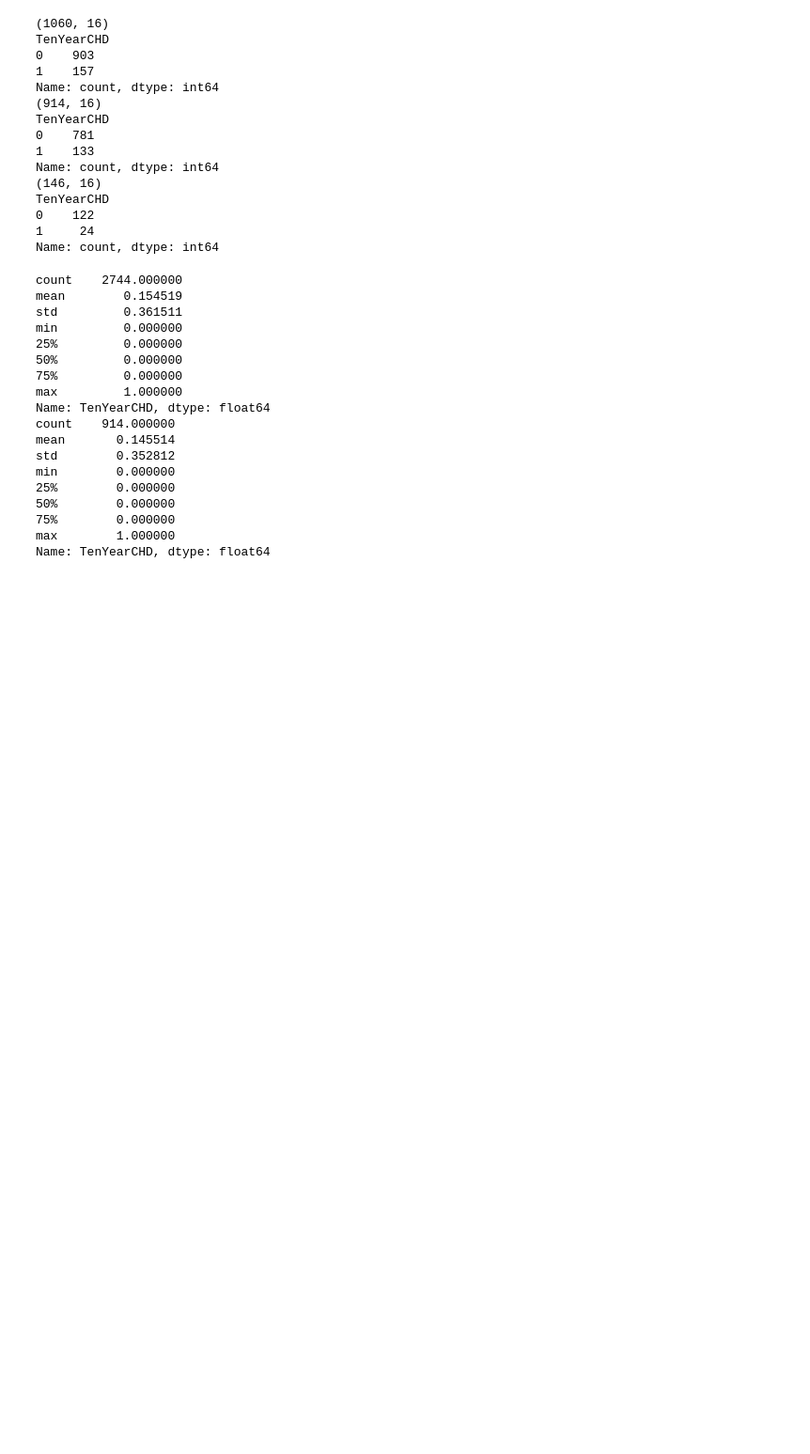
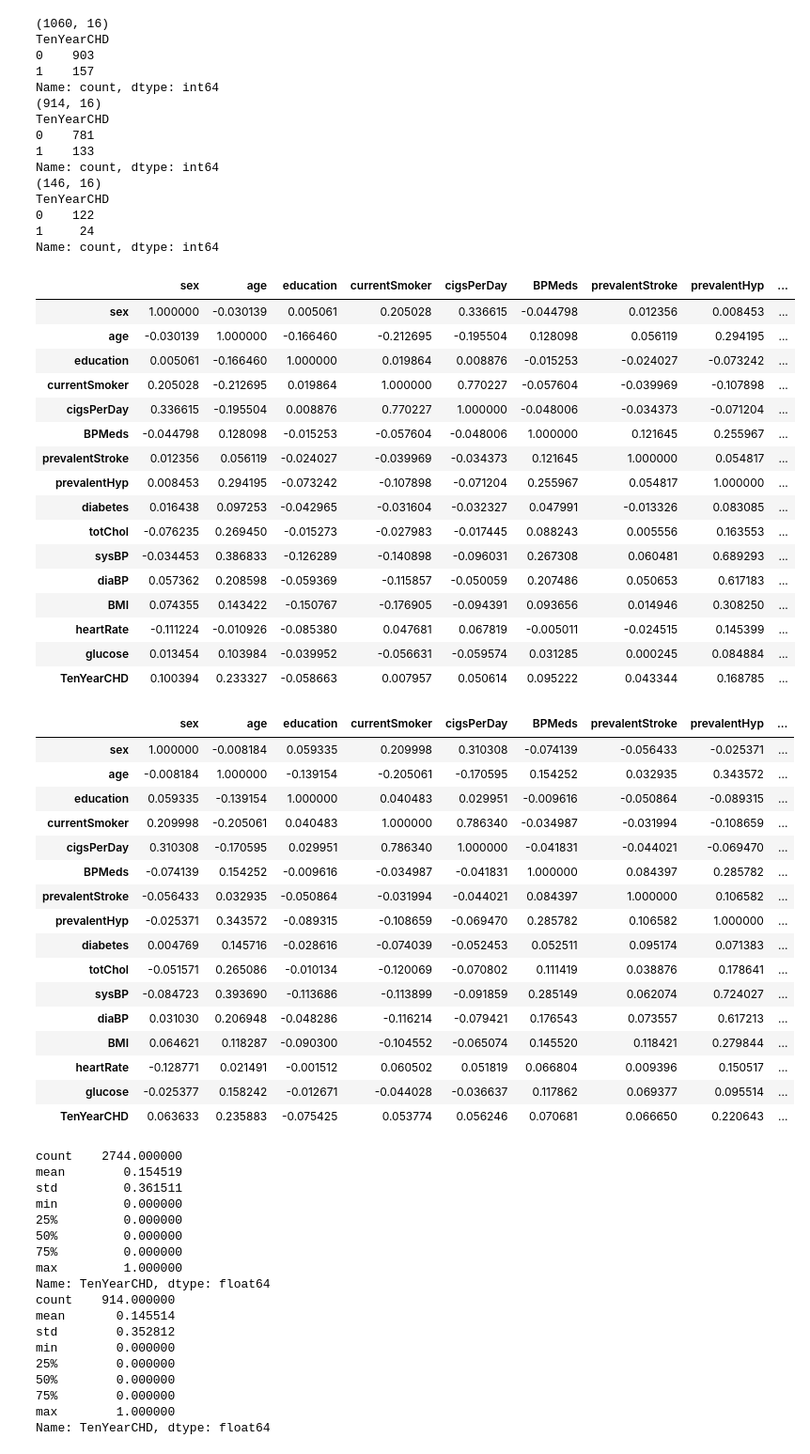
Before and after one commit to ryandinnh/project_chd, a Jupyter notebook: project_chd_outline.ipynb, the cells around one changed output. Shown at 94% size. Saved outputs shown, nothing was run; the diff lists cells and outputs as text; code cells hidden in the pictures; blank space fills up the shorter version.

```diff
--- a/project_chd_outline.ipynb
+++ b/project_chd_outline.ipynb
@@ -148,6 +148,51 @@ TenYearCHD
 0    122
 1     24
 Name: count, dtype: int64
+# %%
+display(drop_train_df.corr())
+display(drop_test_df.corr())
+# let's pick out correlations with an absolute value greater than 0.5:
+    # currentSmoker and cigsPerDay are correlated
+    # prevalentHyp and sysBP and diaBP are correlated
+    # diabetes and glucose are correlated
+
+# glucose has the most missing values and it is correlated with diabetes, so droping these values might have an impact on our final models
+# cigsPerDay also has a few missing values but not as many as glucose, could also impact final models
+# %% [output]
+|  | sex | age | education | currentSmoker | cigsPerDay | BPMeds | prevalentStroke | prevalentHyp | ... |
+| sex | 1.000000 | -0.030139 | 0.005061 | 0.205028 | 0.336615 | -0.044798 | 0.012356 | 0.008453 | ... |
+| age | -0.030139 | 1.000000 | -0.166460 | -0.212695 | -0.195504 | 0.128098 | 0.056119 | 0.294195 | ... |
+| education | 0.005061 | -0.166460 | 1.000000 | 0.019864 | 0.008876 | -0.015253 | -0.024027 | -0.073242 | ... |
+| currentSmoker | 0.205028 | -0.212695 | 0.019864 | 1.000000 | 0.770227 | -0.057604 | -0.039969 | -0.107898 | ... |
+| cigsPerDay | 0.336615 | -0.195504 | 0.008876 | 0.770227 | 1.000000 | -0.048006 | -0.034373 | -0.071204 | ... |
+| BPMeds | -0.044798 | 0.128098 | -0.015253 | -0.057604 | -0.048006 | 1.000000 | 0.121645 | 0.255967 | ... |
+| prevalentStroke | 0.012356 | 0.056119 | -0.024027 | -0.039969 | -0.034373 | 0.121645 | 1.000000 | 0.054817 | ... |
+| prevalentHyp | 0.008453 | 0.294195 | -0.073242 | -0.107898 | -0.071204 | 0.255967 | 0.054817 | 1.000000 | ... |
+| diabetes | 0.016438 | 0.097253 | -0.042965 | -0.031604 | -0.032327 | 0.047991 | -0.013326 | 0.083085 | ... |
+| totChol | -0.076235 | 0.269450 | -0.015273 | -0.027983 | -0.017445 | 0.088243 | 0.005556 | 0.163553 | ... |
+| sysBP | -0.034453 | 0.386833 | -0.126289 | -0.140898 | -0.096031 | 0.267308 | 0.060481 | 0.689293 | ... |
+| diaBP | 0.057362 | 0.208598 | -0.059369 | -0.115857 | -0.050059 | 0.207486 | 0.050653 | 0.617183 | ... |
+| BMI | 0.074355 | 0.143422 | -0.150767 | -0.176905 | -0.094391 | 0.093656 | 0.014946 | 0.308250 | ... |
+| heartRate | -0.111224 | -0.010926 | -0.085380 | 0.047681 | 0.067819 | -0.005011 | -0.024515 | 0.145399 | ... |
+| glucose | 0.013454 | 0.103984 | -0.039952 | -0.056631 | -0.059574 | 0.031285 | 0.000245 | 0.084884 | ... |
+| TenYearCHD | 0.100394 | 0.233327 | -0.058663 | 0.007957 | 0.050614 | 0.095222 | 0.043344 | 0.168785 | ... |
+|  | sex | age | education | currentSmoker | cigsPerDay | BPMeds | prevalentStroke | prevalentHyp | ... |
+| sex | 1.000000 | -0.008184 | 0.059335 | 0.209998 | 0.310308 | -0.074139 | -0.056433 | -0.025371 | ... |
+| age | -0.008184 | 1.000000 | -0.139154 | -0.205061 | -0.170595 | 0.154252 | 0.032935 | 0.343572 | ... |
+| education | 0.059335 | -0.139154 | 1.000000 | 0.040483 | 0.029951 | -0.009616 | -0.050864 | -0.089315 | ... |
+| currentSmoker | 0.209998 | -0.205061 | 0.040483 | 1.000000 | 0.786340 | -0.034987 | -0.031994 | -0.108659 | ... |
+| cigsPerDay | 0.310308 | -0.170595 | 0.029951 | 0.786340 | 1.000000 | -0.041831 | -0.044021 | -0.069470 | ... |
+| BPMeds | -0.074139 | 0.154252 | -0.009616 | -0.034987 | -0.041831 | 1.000000 | 0.084397 | 0.285782 | ... |
+| prevalentStroke | -0.056433 | 0.032935 | -0.050864 | -0.031994 | -0.044021 | 0.084397 | 1.000000 | 0.106582 | ... |
+| prevalentHyp | -0.025371 | 0.343572 | -0.089315 | -0.108659 | -0.069470 | 0.285782 | 0.106582 | 1.000000 | ... |
+| diabetes | 0.004769 | 0.145716 | -0.028616 | -0.074039 | -0.052453 | 0.052511 | 0.095174 | 0.071383 | ... |
+| totChol | -0.051571 | 0.265086 | -0.010134 | -0.120069 | -0.070802 | 0.111419 | 0.038876 | 0.178641 | ... |
+| sysBP | -0.084723 | 0.393690 | -0.113686 | -0.113899 | -0.091859 | 0.285149 | 0.062074 | 0.724027 | ... |
+| diaBP | 0.031030 | 0.206948 | -0.048286 | -0.116214 | -0.079421 | 0.176543 | 0.073557 | 0.617213 | ... |
+| BMI | 0.064621 | 0.118287 | -0.090300 | -0.104552 | -0.065074 | 0.145520 | 0.118421 | 0.279844 | ... |
+| heartRate | -0.128771 | 0.021491 | -0.001512 | 0.060502 | 0.051819 | 0.066804 | 0.009396 | 0.150517 | ... |
+| glucose | -0.025377 | 0.158242 | -0.012671 | -0.044028 | -0.036637 | 0.117862 | 0.069377 | 0.095514 | ... |
+| TenYearCHD | 0.063633 | 0.235883 | -0.075425 | 0.053774 | 0.056246 | 0.070681 | 0.066650 | 0.220643 | ... |
 # %%
 xtrain = drop_train_df.drop("TenYearCHD", axis=1)
 xtest = drop_test_df.drop("TenYearCHD", axis=1)
```
Also changed, not shown: parts of 8 cells of this notebook.
